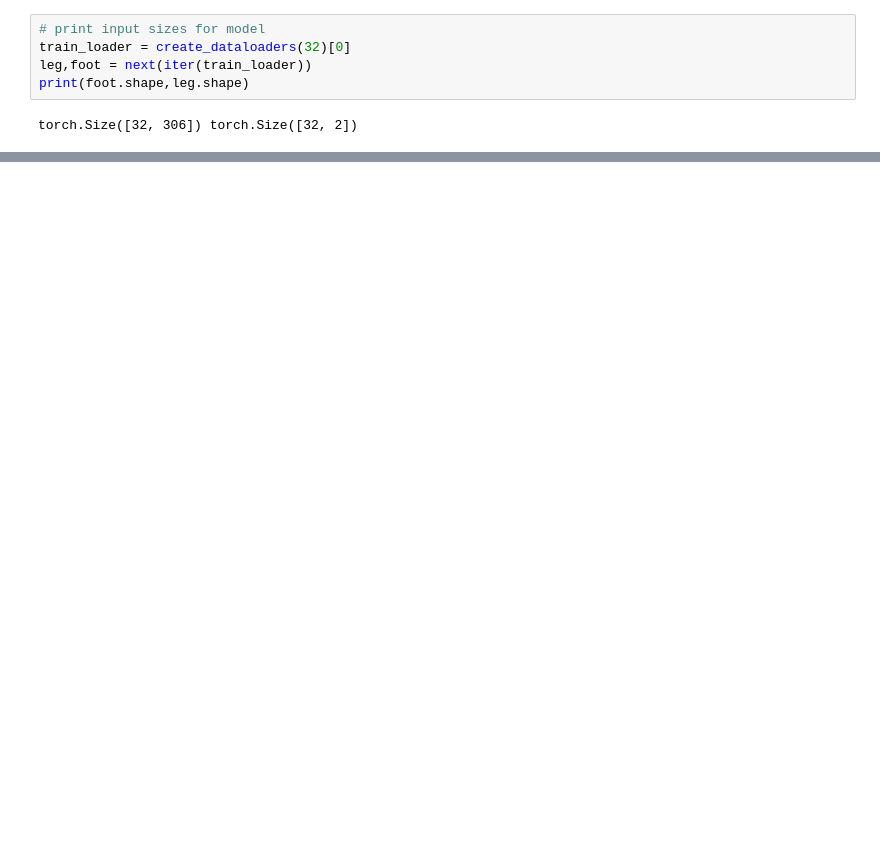
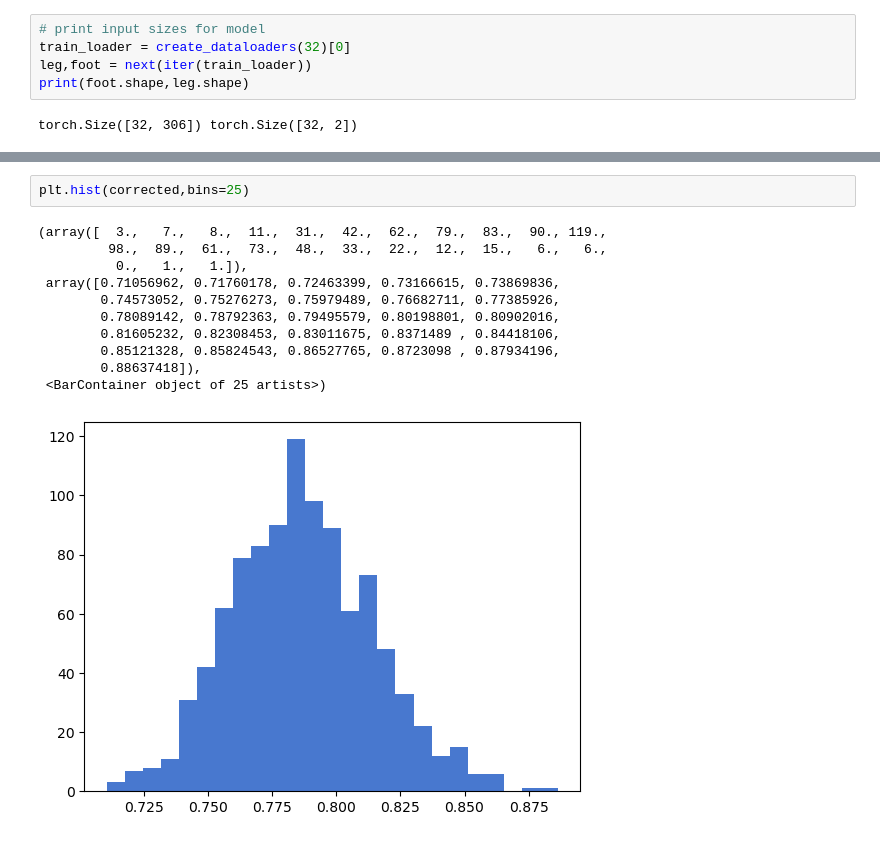
Before and after one commit to laurasaizz/SBI_walking, a Jupyter notebook: model.ipynb, the cells around one changed output, grey strips where cells are left out. Drawn from its saved outputs; the diff is of its cells as text; blank space fills up the shorter version.

```diff
--- a/model.ipynb
+++ b/model.ipynb
@@ -428,0 +454,14 @@ Test Set: latent.std(0)=tensor([1.3209, 1.1273])
+# %%
+plt.hist(corrected,bins=25)
+# %% [output]
+(array([  3.,   7.,   8.,  11.,  31.,  42.,  62.,  79.,  83.,  90., 119.,
+         98.,  89.,  61.,  73.,  48.,  33.,  22.,  12.,  15.,   6.,   6.,
+          0.,   1.,   1.]),
+ array([0.71056962, 0.71760178, 0.72463399, 0.73166615, 0.73869836,
+        0.74573052, 0.75276273, 0.75979489, 0.76682711, 0.77385926,
+        0.78089142, 0.78792363, 0.79495579, 0.80198801, 0.80902016,
+        0.81605232, 0.82308453, 0.83011675, 0.8371489 , 0.84418106,
+        0.85121328, 0.85824543, 0.86527765, 0.8723098 , 0.87934196,
+        0.88637418]),
+ <BarContainer object of 25 artists>)
+[figure, added]
```
Also changed, not shown: parts of 17 cells of this notebook, 3 other files.
